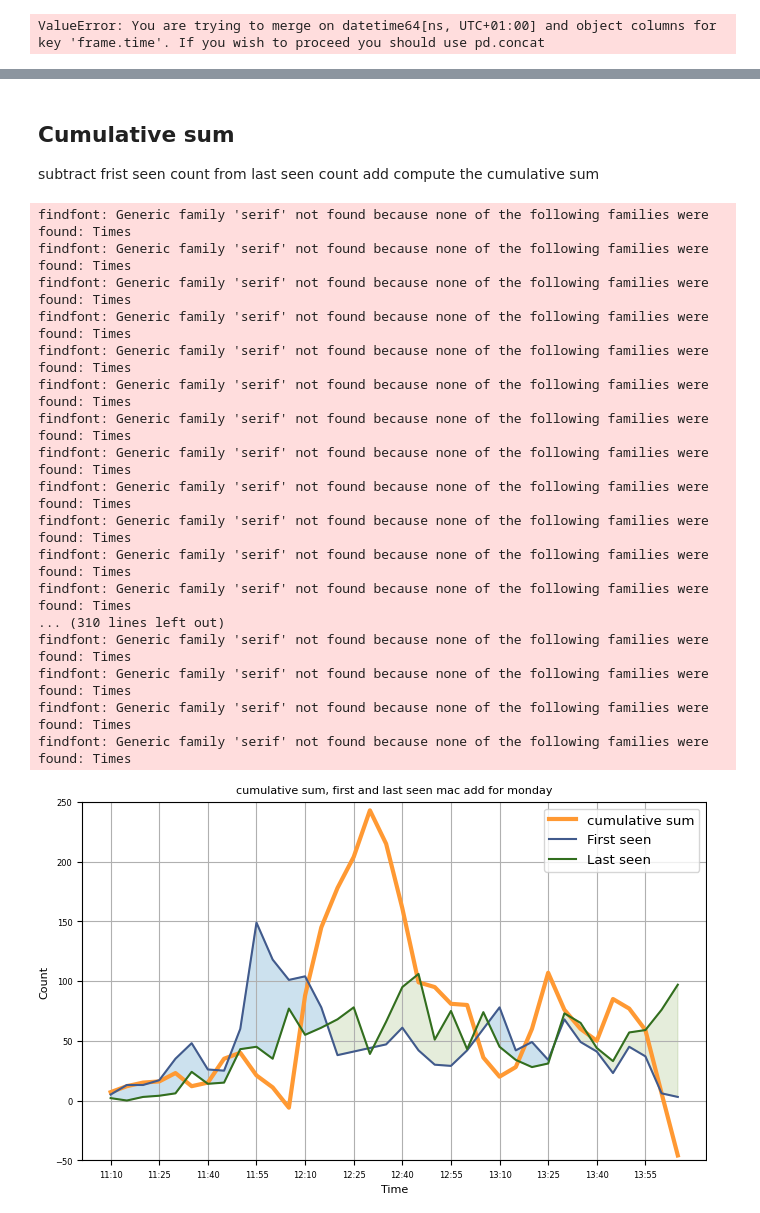
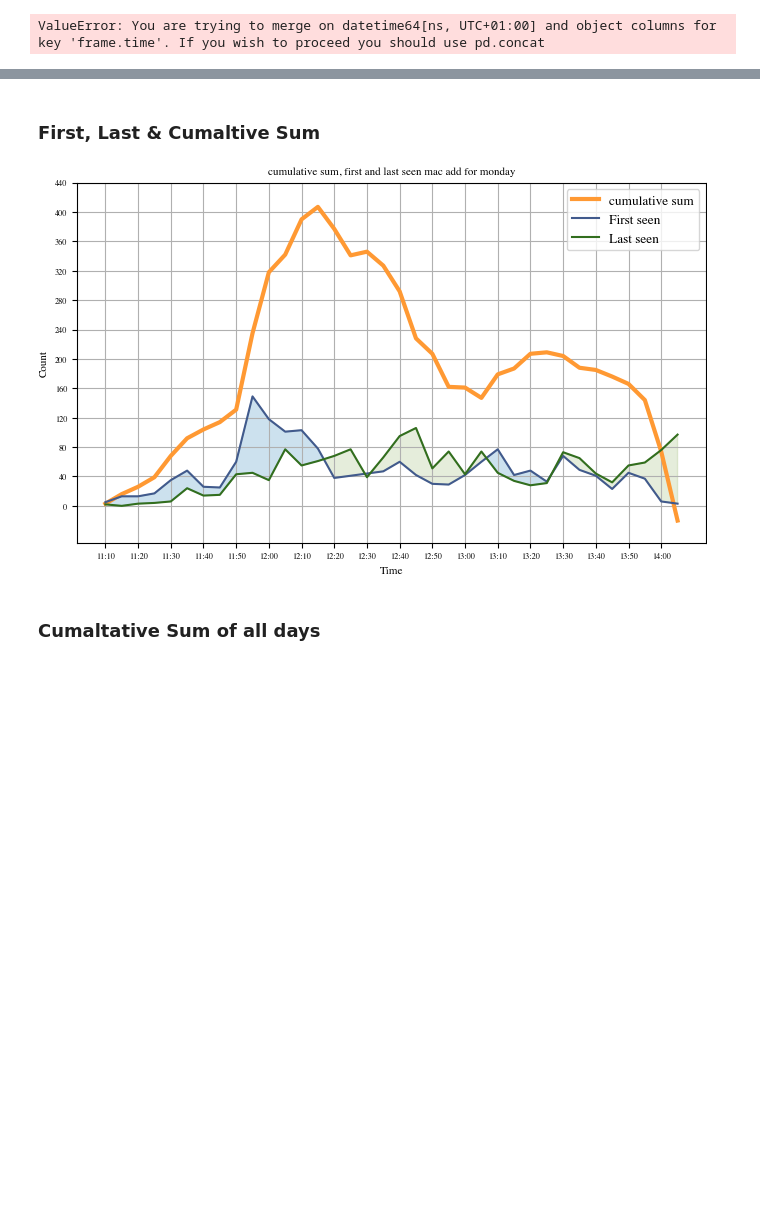
Before and after one commit to danielbischofff/dataLiteracyPeopleCounting, a Jupyter notebook: PeopleFlowMensa.ipynb, the cells around one changed output, grey strips where cells are left out. Saved outputs shown, nothing was run; the diff lists cells and outputs as text; code cells hidden in the pictures; blank space fills up the shorter version.

```diff
--- a/PeopleFlowMensa.ipynb
+++ b/PeopleFlowMensa.ipynb
@@ -39,7 +100,7 @@ warnings.filterwarnings("ignore")
 # %% [markdown]
 # load data as csv files
 # %%
-onedrive_path = r"C:\Users\Philipp\OneDrive - UT Cloud"
+onedrive_path = r"/Users/danielbischoff/Library/CloudStorage/OneDrive-UTCloud/Documents - Dateien von Philipp Langsteiner"
 dMonday = pd.read_csv(onedrive_path + r'/Data_literacy_mensa/Mensa_data_time_formated/080124Monday.csv')
 print("Monday loaded")
 dTuesday = pd.read_csv(onedrive_path + r'/Data_literacy_mensa/Mensa_data_time_formated/090124Tuesday.csv')
@@ -240,0 +301,6 @@ d5timeCountLastFriday = keepOnlyTime(d5CountLastFriday).sort_index()
+# %%
+d5FirstLastMonday = rename_merge([d5CountFirstMonday, d5CountLastMonday], ['First', 'Last'])
+d5FirstLastTuesday = rename_merge([d5CountFirstTuesday, d5CountLastTuesday], ['First', 'Last'])
+d5FirstLastWednesday = rename_merge([d5CountFirstWednesday, d5CountLastWednesday], ['First', 'Last'])
+d5FirstLastThursday = rename_merge([d5CountFirstThursday, d5CountLastThursday], ['First', 'Last'])
+d5FirstLastFriday = rename_merge([d5CountFirstFriday, d5CountLastFriday], ['First', 'Last'])
@@ -240,0 +309,6 @@ d5timeCountLastFriday = keepOnlyTime(d5CountLastFriday).sort_index()
+# %%
+d5FirstLastCumSumMonday =  getcumSumMerged(d5FirstLastMonday)
+d5FirstLastCumSumTuesday =  getcumSumMerged(d5FirstLastTuesday)
+d5FirstLastCumSumWednesday =  getcumSumMerged(d5FirstLastWednesday)
+d5FirstLastCumSumThursday =  getcumSumMerged(d5FirstLastThursday)
+d5FirstLastCumSumFriday =  getcumSumMerged(d5FirstLastFriday)
@@ -240,0 +323,6 @@ d5timeCountLastFriday = keepOnlyTime(d5CountLastFriday).sort_index()
+# %%
+d5TimeFirstLastCumSumMonday = keepOnlyTime(d5FirstLastCumSumMonday)
+d5TimeFirstLastCumSumTuesday = keepOnlyTime(d5FirstLastCumSumTuesday)
+d5TimeFirstLastCumSumWednesday = keepOnlyTime(d5FirstLastCumSumWednesday)
+d5TimeFirstLastCumSumThursday = keepOnlyTime(d5FirstLastCumSumThursday)
+d5TimeFirstLastCumSumFriday = keepOnlyTime(d5FirstLastCumSumFriday)
@@ -439,3 +486,0 @@ findfont: Generic family 'serif' not found because none of the following familie
-# %% [markdown]
-## Cumulative sum
-subtract frist seen count from last seen count add compute the cumulative sum
@@ -450,46 +487,31 @@ d5MondayCumFirstLast = rename_merge([d5CumSumMonday, d5timeCountFirstMonday, d5t
+# %% [markdown]
+### First, Last & Cumaltive Sum
 # %%
 plt.rcParams.update(bundles.icml2022(column='full', nrows=1, ncols=1, usetex=False))
 plt.title('cumulative sum, first and last seen mac add for monday')
 plt.xlabel('Time')
 plt.ylabel('Count')
 
-plt.plot(d5MondayCumFirstLast['frame.time'], d5MondayCumFirstLast['count_CumSum'], color = rgb.pn_orange, label='cumulative sum', linewidth=3)
-plt.plot(d5MondayCumFirstLast['frame.time'], d5MondayCumFirstLast['count_First'], color = rgb.tue_darkblue, label='First seen')
-plt.plot(d5MondayCumFirstLast['frame.time'], d5MondayCumFirstLast['count_Last'], color = rgb.tue_darkgreen, label='Last seen')
+plt.plot(d5TimeFirstLastCumSumMonday['frame.time'], d5TimeFirstLastCumSumMonday['count_CumSum'], color = rgb.pn_orange, label='cumulative sum', linewidth=3)
+plt.plot(d5TimeFirstLastCumSumMonday['frame.time'], d5TimeFirstLastCumSumMonday['count_First'], color = rgb.tue_darkblue, label='First seen')
+plt.plot(d5TimeFirstLastCumSumMonday['frame.time'], d5TimeFirstLastCumSumMonday['count_Last'], color = rgb.tue_darkgreen, label='Last seen')
 
-plt.fill_between(d5MondayCumFirstLast['frame.time'], d5MondayCumFirstLast['count_First'], d5MondayCumFirstLast['count_Last'], where=(d5MondayCumFirstLast['count_First'] > d5MondayCumFirstLast['count_Last']), interpolate=True, color = rgb.tue_blue, alpha = 0.2)
-plt.fill_between(d5MondayCumFirstLast['frame.time'], d5MondayCumFirstLast['count_First'], d5MondayCumFirstLast['count_Last'], where=(d5MondayCumFirstLast['count_First'] <= d5MondayCumFirstLast['count_Last']), interpolate=True, color = rgb.tue_green, alpha = 0.2)
+plt.fill_between(d5TimeFirstLastCumSumMonday['frame.time'], d5TimeFirstLastCumSumMonday['count_First'], d5TimeFirstLastCumSumMonday['count_Last'], where=(d5TimeFirstLastCumSumMonday['count_First'] > d5TimeFirstLastCumSumMonday['count_Last']), interpolate=True, color = rgb.tue_blue, alpha = 0.2)
+plt.fill_between(d5TimeFirstLastCumSumMonday['frame.time'], d5TimeFirstLastCumSumMonday['count_First'], d5TimeFirstLastCumSumMonday['count_Last'], where=(d5TimeFirstLastCumSumMonday['count_First'] <= d5TimeFirstLastCumSumMonday['count_Last']), interpolate=True, color = rgb.tue_green, alpha = 0.2)
 # plt.fill_between(d5MondayCumFirstLast['frame.time'], d5MondayCumFirstLast['count_CumSum'], color = rgb.tue_blue, alpha = 0.2)
 
 plt.legend()
 plt.legend(fontsize='large')
 plt.grid(True)
 
 locsy, labels = plt.yticks()
 locs, labels = plt.xticks()
-plt.yticks(np.linspace(min(locsy), max(locsy), num=9))
-plt.xticks(locs[::3])
+plt.yticks(np.arange(0, max(locsy) + 1, 40))
+plt.xticks(locs[::2])
 
 # plt.xlim([xmin, xmax])
-plt.ylim([-50, 250])
+plt.ylim([-50, 440])
 
 plt.savefig('./plots/CumSumFirstLastMonday.pdf')
 # %% [output]
-findfont: Generic family 'serif' not found because none of the following families were found: Times
-findfont: Generic family 'serif' not found because none of the following families were found: Times
-findfont: Generic family 'serif' not found because none of the following families were found: Times
-findfont: Generic family 'serif' not found because none of the following families were found: Times
-findfont: Generic family 'serif' not found because none of the following families were found: Times
-findfont: Generic family 'serif' not found because none of the following families were found: Times
-findfont: Generic family 'serif' not found because none of the following families were found: Times
-findfont: Generic family 'serif' not found because none of the following families were found: Times
-findfont: Generic family 'serif' not found because none of the following families were found: Times
-findfont: Generic family 'serif' not found because none of the following families were found: Times
-findfont: Generic family 'serif' not found because none of the following families were found: Times
-findfont: Generic family 'serif' not found because none of the following families were found: Times
-... (310 lines left out)
-findfont: Generic family 'serif' not found because none of the following families were found: Times
-findfont: Generic family 'serif' not found because none of the following families were found: Times
-findfont: Generic family 'serif' not found because none of the following families were found: Times
-findfont: Generic family 'serif' not found because none of the following families were found: Times
-[figure, old version]
+[figure, new version]
@@ -499,2 +518,4 @@ d5CumSumDaysMerged = rename_merge([d5CumSumMonday,d5CumSumTuesday,d5CumSumWednes
+# %% [markdown]
+### Cumaltative Sum of all days
 # %%
 plt.rcParams.update(bundles.icml2022(column='full', nrows=1, ncols=1, usetex=False))
```
Also changed, not shown: parts of 52 cells of this notebook.
